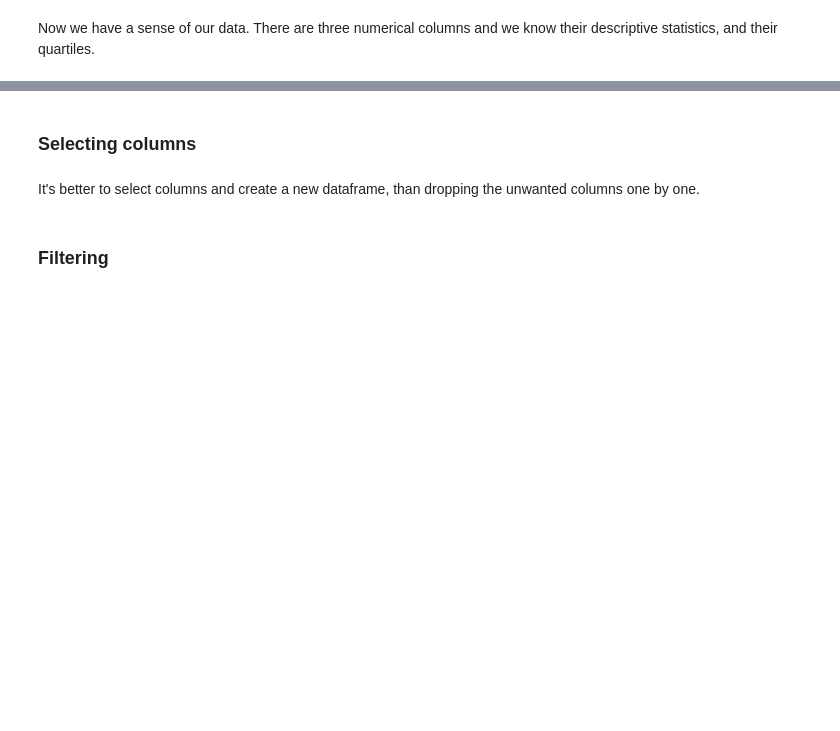
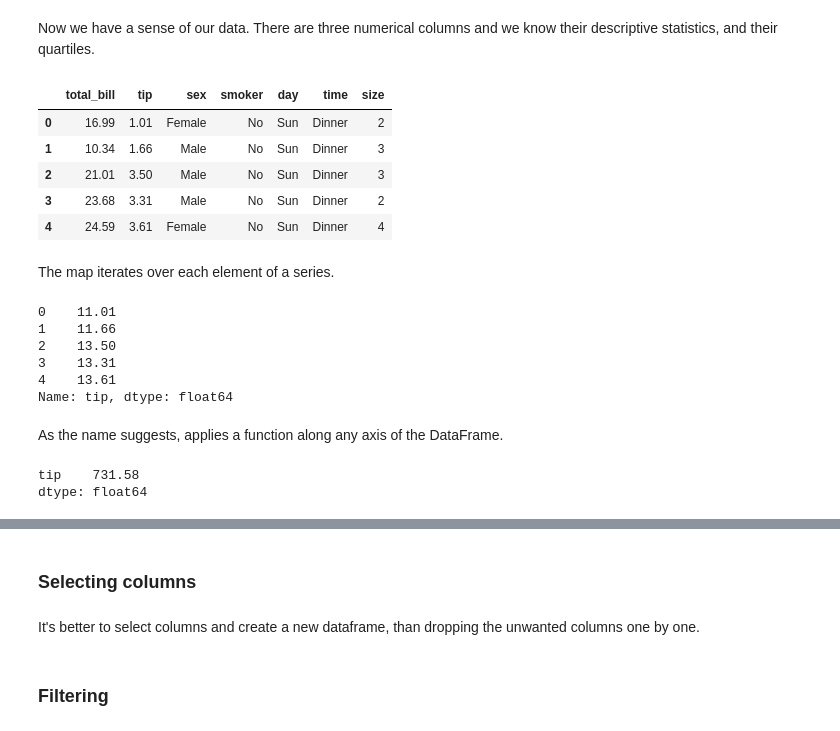
Before and after one commit to eflobau/TCD_19, a Jupyter notebook: notebooks/t2-TCD-Pandas-1.ipynb, the cells around one changed output, grey strips where cells are left out. Saved outputs shown, nothing was run; the diff lists cells and outputs as text; code cells hidden in the pictures; blank space fills up the shorter version.

```diff
--- a/notebooks/t2-TCD-Pandas-1.ipynb
+++ b/notebooks/t2-TCD-Pandas-1.ipynb
@@ -38,2 +66,29 @@ tips.describe()
 # %% [markdown]
 Now we have a sense of our data. There are three numerical columns and we know their descriptive statistics, and their quartiles.
+# %%
+tips.head()
+# %% [output]
+|  | total_bill | tip | sex | smoker | day | time | size |
+| 0 | 16.99 | 1.01 | Female | No | Sun | Dinner | 2 |
+| 1 | 10.34 | 1.66 | Male | No | Sun | Dinner | 3 |
+| 2 | 21.01 | 3.50 | Male | No | Sun | Dinner | 3 |
+| 3 | 23.68 | 3.31 | Male | No | Sun | Dinner | 2 |
+| 4 | 24.59 | 3.61 | Female | No | Sun | Dinner | 4 |
+# %% [markdown]
+The map iterates over each element of a series.
+# %%
+tips['tip'].map(lambda x: 10+x).head()
+# %% [output]
+0    11.01
+1    11.66
+2    13.50
+3    13.31
+4    13.61
+Name: tip, dtype: float64
+# %% [markdown]
+As the name suggests, applies a function along any axis of the DataFrame.
+# %%
+tips[['tip']].apply(sum)
+# %% [output]
+tip    731.58
+dtype: float64
```
Also changed, not shown: parts of 20 cells of this notebook.
